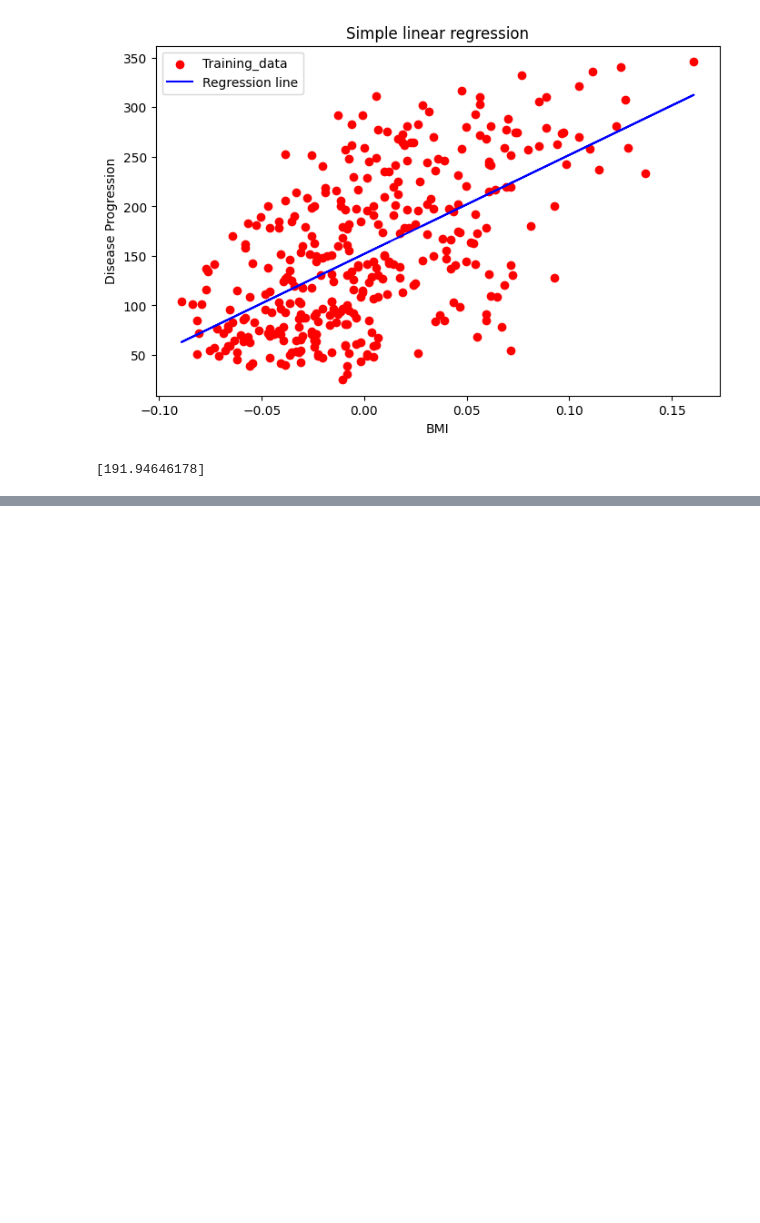
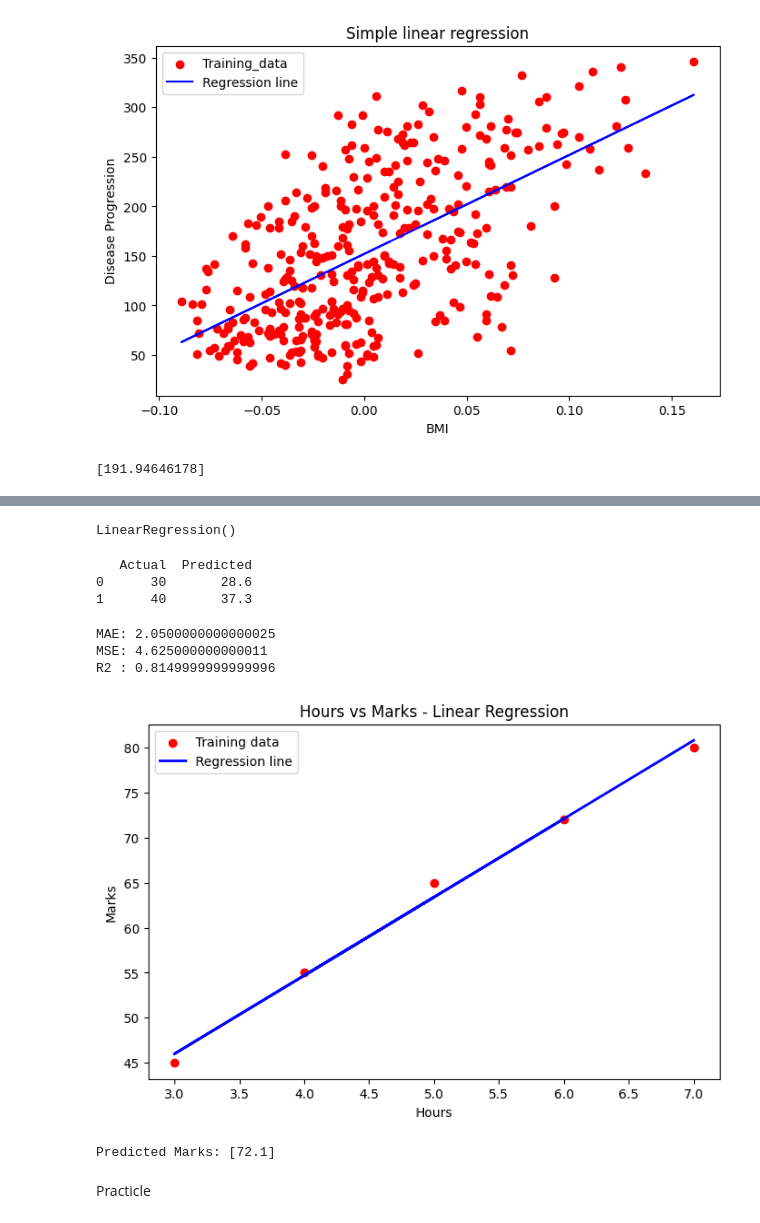
Before and after one commit to mayurbhunjwa-02/PBEL12, a Jupyter notebook: ML.ipynb, the cells around one changed output, grey strips where cells are left out. Saved outputs shown, nothing was run; the diff lists cells and outputs as text; code cells hidden in the pictures; blank space fills up the shorter version.

Commit message:
ML model & its practicle

```diff
--- a/ML.ipynb
+++ b/ML.ipynb
@@ -338,0 +351,6 @@ Predicted Marks: 67.5
+# %%
+# Step 5 - Select X and y
+X = df[["Hours"]]
+y = df["Marks"]
+print(X.head())
+print(y.head())
@@ -338,0 +370,60 @@ Predicted Marks: 67.5
+# %%
+# Step 6 - Split data
+X_train, X_test, y_train, y_test = train_test_split(
+    X, y,
+    test_size=0.2,
+    random_state=42
+)
+# %%
+# Step 7 - Train model
+model = LinearRegression()
+model.fit(X_train, y_train)
+# %% [output]
+LinearRegression()
+# %%
+# Step 8 - Predict
+y_pred = model.predict(X_test)
+
+# Compare actual vs predicted
+comparison = pd.DataFrame({
+    "Actual": y_test.values,
+    "Predicted": y_pred
+})
+print(comparison)
+# %% [output]
+   Actual  Predicted
+0      30       28.6
+1      40       37.3
+# %%
+# Step 9 - Evaluate
+mae = mean_absolute_error(y_test, y_pred)
+mse = mean_squared_error(y_test, y_pred)
+r2  = r2_score(y_test, y_pred)
+
+print("MAE:", mae)
+print("MSE:", mse)
+print("R2 :", r2)
+# %% [output]
+MAE: 2.0500000000000025
+MSE: 4.625000000000011
+R2 : 0.8149999999999996
+# %%
+# Step 10 - Plot regression line
+plt.figure(figsize=(8, 5))
+plt.scatter(X_train, y_train, color="red", label="Training data")
+plt.plot(X_train, model.predict(X_train), color="blue",
+         label="Regression line", linewidth=2)
+plt.legend()
+plt.xlabel("Hours")
+plt.ylabel("Marks")
+plt.title("Hours vs Marks - Linear Regression")
+plt.show()
+# %% [output]
+[figure, added]
+# %%
+# Step 11 - Predict for new value
+new_hours = [[6]]
+prediction = model.predict(new_hours)
+print("Predicted Marks:", prediction)
+# %% [output]
+Predicted Marks: [72.1]
@@ -338,0 +446,2 @@ Predicted Marks: 67.5
+# %% [markdown]
+Practicle
```
Also changed, not shown: parts of 92 cells of this notebook.
